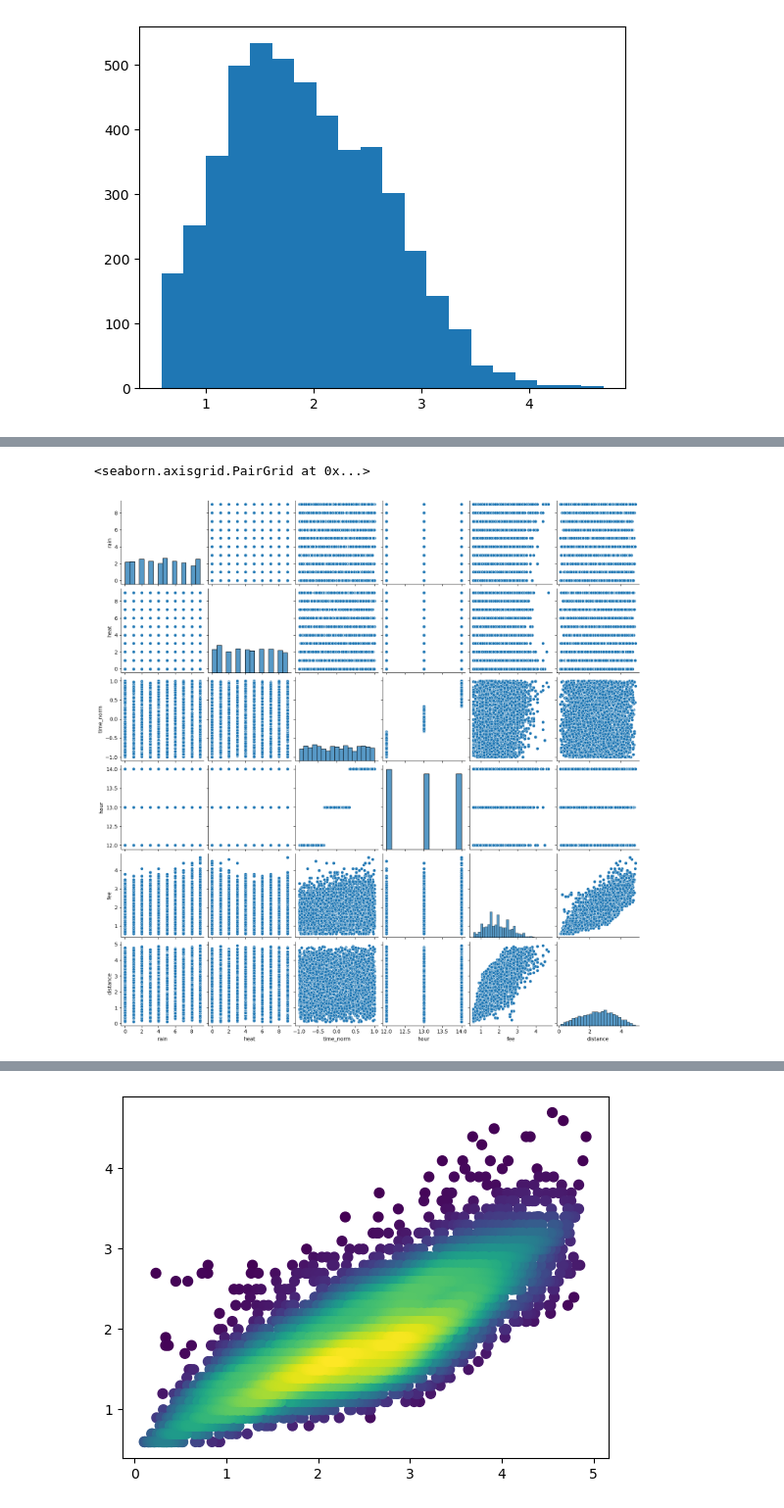
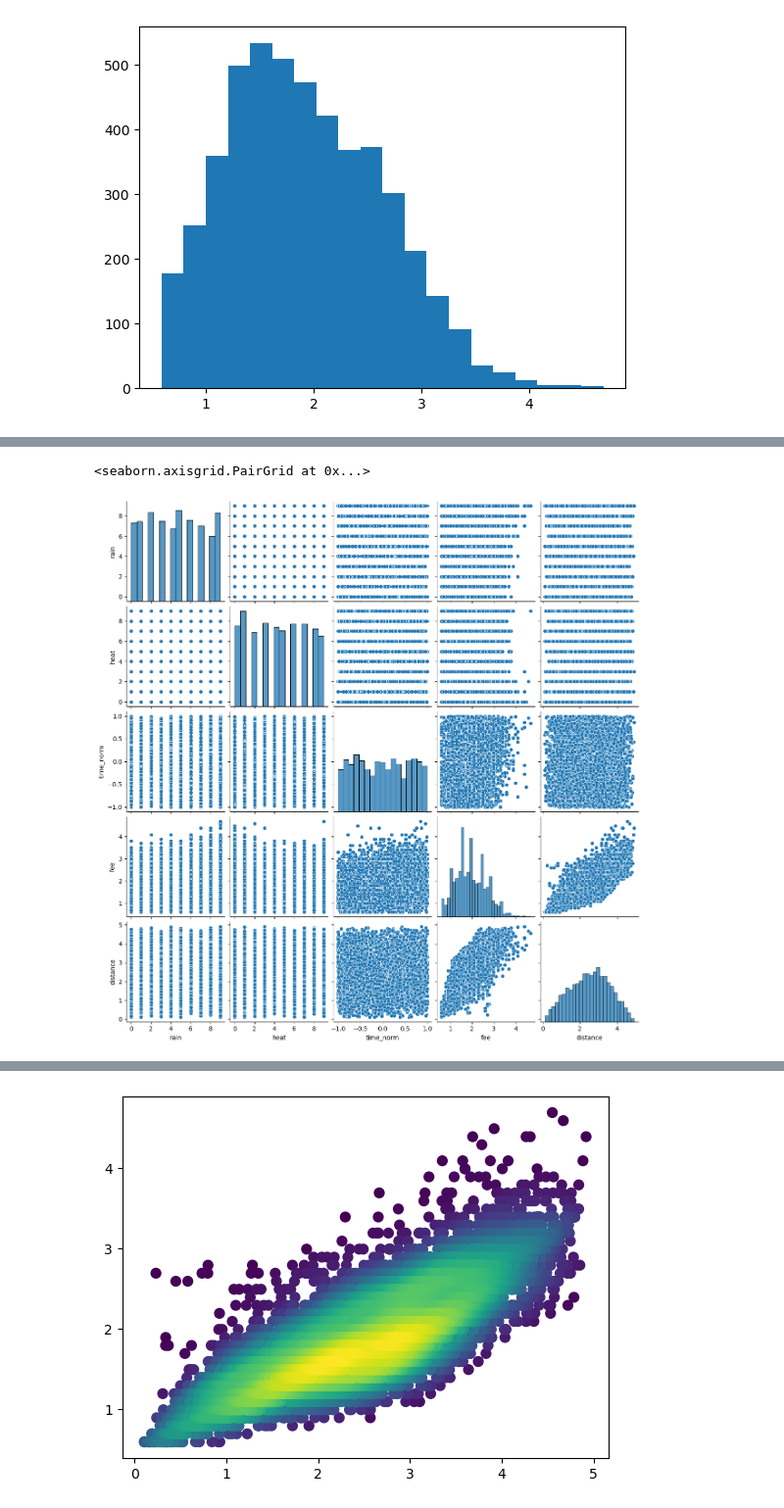
Before and after one commit to quentinchichery/hackathon-peren-2022, a Jupyter notebook: 01-exploration.ipynb, the cells around one changed output, grey strips where cells are left out. Shown at 98% size. Drawn from its saved outputs; the diff is of its cells as text; code cells hidden in the pictures.

Commit message:
remove plot hour

```diff
--- a/01-exploration.ipynb
+++ b/01-exploration.ipynb
@@ -97,8 +97,8 @@ df.head()
 | 4 | a0ce5b5f-ca56-3921-f942-2f1efed97f9e | 48.8583 | 2.3894 | 75011 | 48.8623 | 2.3426 | 75001 | 2 | ... |
 # %%
 import seaborn as sns
-sns.pairplot(df[['rain', 'heat', 'time_norm', 'hour', 'fee', 'distance']])
+sns.pairplot(df[['rain', 'heat', 'time_norm', 'fee', 'distance']])
 # %% [output]
 <seaborn.axisgrid.PairGrid at 0x...>
-[figure, old version]
+[figure, new version]
 # %%
```
Also changed, not shown: parts of 1 cell of this notebook.
